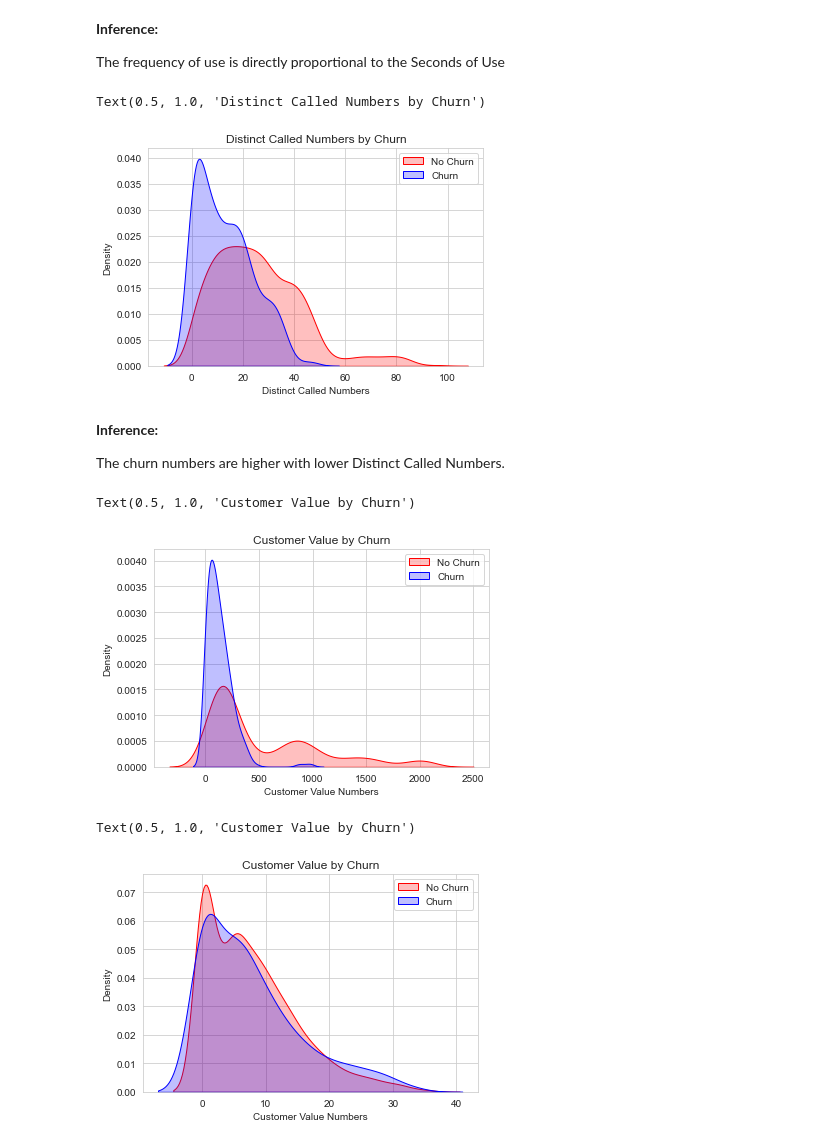
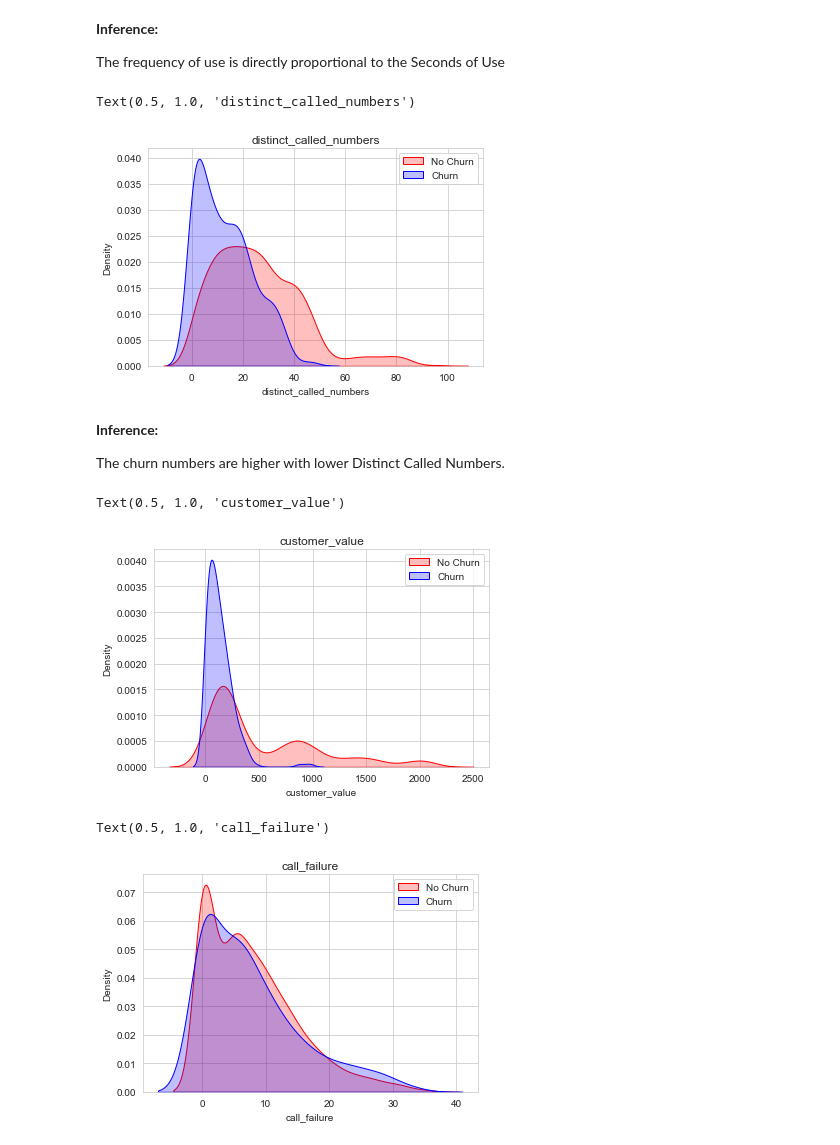
Before and after one commit to ObaroJoseph/Telecoms-Customer-Churn, a Jupyter notebook: Exploratory Analysis.ipynb, the cells around one changed output. Drawn from its saved outputs; the diff is of its cells as text; code cells hidden in the pictures.

```diff
--- a/Exploratory Analysis.ipynb
+++ b/Exploratory Analysis.ipynb
@@ -238,0 +246,13 @@ data.head()
+# %%
+data.rename(columns={'Call  Failure': 'call_failure',
+                     'Complains': 'complains',
+                     'Subscription  Length': 'subscription_length',
+                     'Charge  Amount': 'charge_amount',
+                     'Seconds of Use': 'seconds_of_use',
+                     'Frequency of use': 'frequency_of_use',
+                     'Frequency of SMS': 'frequency_of_sms',
+                     'Distinct Called Numbers': 'distinct_called_numbers',
+                     'Age Group': 'age_group',
+                     'Tariff Plan': 'tariff_plan',
+                     'Status': 'status',
+                     'Customer Value': 'customer_value'}, inplace=True)
@@ -358,55 +369,55 @@ fig.show()
 The frequency of use is directly proportional to the Seconds of Use
 # %%
 # Plot KDE for "Distinct Called Numbers" when "Churn" is 0 (No Churn)
-Dis = sns.kdeplot(data["Distinct Called Numbers"][(data["Churn"] == 0)], color="Red", shade=True)
+Dis = sns.kdeplot(data["distinct_called_numbers"][(data["Churn"] == 0)], color="Red", shade=True)
 # Plot KDE for "Distinct Called Numbers" when "Churn" is 1 (Churn)
-Dis = sns.kdeplot(data["Distinct Called Numbers"][(data["Churn"] == 1)], ax=Dis, color="Blue", shade=True)
+Dis = sns.kdeplot(data["distinct_called_numbers"][(data["Churn"] == 1)], ax=Dis, color="Blue", shade=True)
 # Set legend labels
 Dis.legend(["No Churn", "Churn"], loc='upper right')
 # Set y-axis label
 Dis.set_ylabel('Density')
 # Set x-axis label
-Dis.set_xlabel('Distinct Called Numbers')
+Dis.set_xlabel('distinct_called_numbers')
 # Set plot title
-Dis.set_title('Distinct Called Numbers by Churn')
+Dis.set_title('distinct_called_numbers')
 # %% [output]
-Text(0.5, 1.0, 'Distinct Called Numbers by Churn')
+Text(0.5, 1.0, 'distinct_called_numbers')
-[figure, old version]
+[figure, new version]
 # %% [markdown]
 **Inference:**
 
 The churn numbers are higher with lower Distinct Called Numbers.
 # %%
 # Plot KDE for "Distinct Called Numbers" when "Churn" is 0 (No Churn)
-Dis = sns.kdeplot(data["Customer Value"][(data["Churn"] == 0)], color="Red", shade=True)
+Dis = sns.kdeplot(data["customer_value"][(data["Churn"] == 0)], color="Red", shade=True)
 # Plot KDE for "Distinct Called Numbers" when "Churn" is 1 (Churn)
-Dis = sns.kdeplot(data["Customer Value"][(data["Churn"] == 1)], ax=Dis, color="Blue", shade=True)
+Dis = sns.kdeplot(data["customer_value"][(data["Churn"] == 1)], ax=Dis, color="Blue", shade=True)
 # Set legend labels
 Dis.legend(["No Churn", "Churn"], loc='upper right')
 # Set y-axis label
 Dis.set_ylabel('Density')
 # Set x-axis label
-Dis.set_xlabel('Customer Value Numbers')
+Dis.set_xlabel('customer_value')
 # Set plot title
-Dis.set_title('Customer Value by Churn')
+Dis.set_title('customer_value')
 # %% [output]
-Text(0.5, 1.0, 'Customer Value by Churn')
+Text(0.5, 1.0, 'customer_value')
-[figure, old version]
+[figure, new version]
 # %%
 # Plot KDE for "Distinct Called Numbers" when "Churn" is 0 (No Churn)
-Dis = sns.kdeplot(data["Call  Failure"][(data["Churn"] == 0)], color="Red", shade=True)
+Dis = sns.kdeplot(data["call_failure"][(data["Churn"] == 0)], color="Red", shade=True)
 # Plot KDE for "Distinct Called Numbers" when "Churn" is 1 (Churn)
-Dis = sns.kdeplot(data["Call  Failure"][(data["Churn"] == 1)], ax=Dis, color="Blue", shade=True)
+Dis = sns.kdeplot(data["call_failure"][(data["Churn"] == 1)], ax=Dis, color="Blue", shade=True)
 # Set legend labels
 Dis.legend(["No Churn", "Churn"], loc='upper right')
 # Set y-axis label
 Dis.set_ylabel('Density')
 # Set x-axis label
-Dis.set_xlabel('Customer Value Numbers')
+Dis.set_xlabel('call_failure')
 # Set plot title
-Dis.set_title('Customer Value by Churn')
+Dis.set_title('call_failure')
 # %% [output]
-Text(0.5, 1.0, 'Customer Value by Churn')
+Text(0.5, 1.0, 'call_failure')
-[figure, old version]
+[figure, new version]
 # %%
 data.to_csv('churn.csv', index=False)
```
Also changed, not shown: parts of 14 cells of this notebook, 5 other files.
